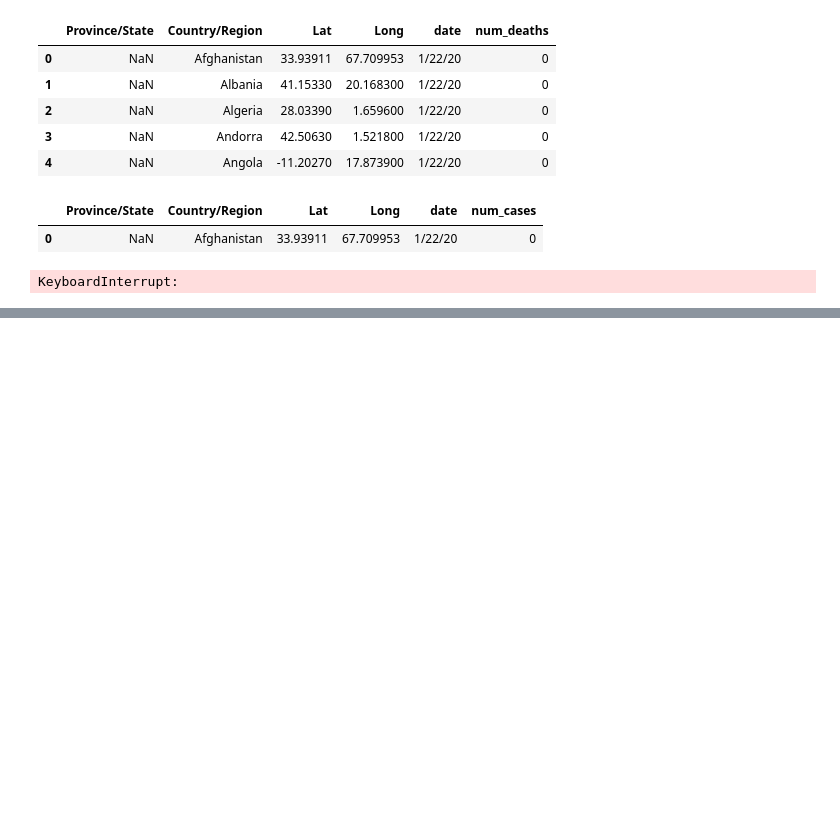
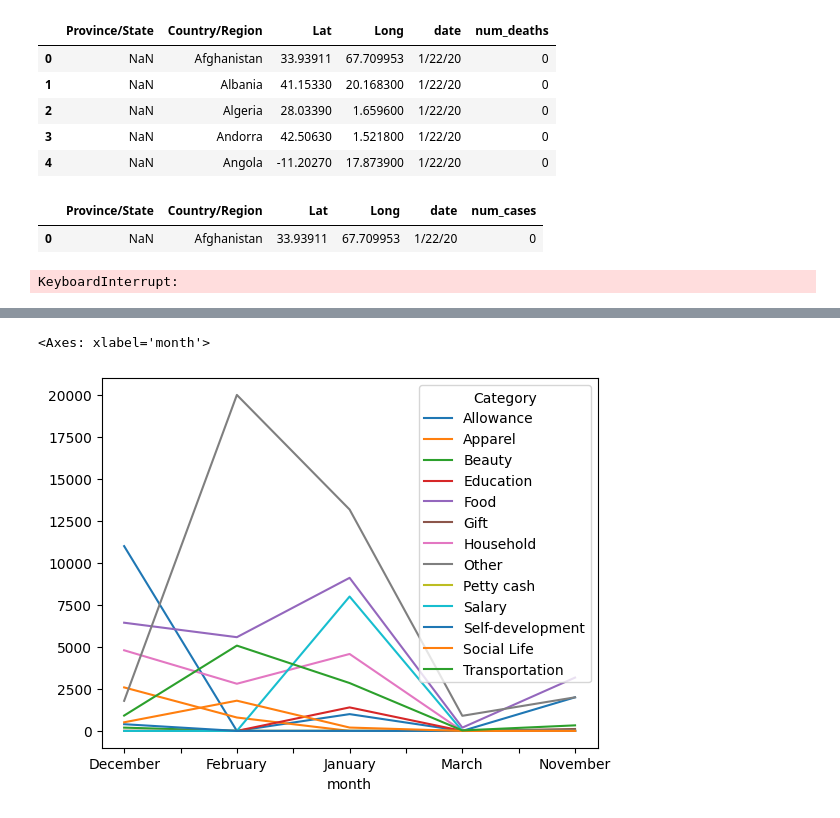
Before and after one commit to Rem0tecoder/CampusX, a Jupyter notebook: Pandas/multiindex-objects.ipynb, the cells around one changed output, grey strips where cells are left out. Saved outputs shown, nothing was run; the diff lists cells and outputs as text; code cells hidden in the pictures; blank space fills up the shorter version.

```diff
--- a/Pandas/multiindex-objects.ipynb
+++ b/Pandas/multiindex-objects.ipynb
@@ -451,0 +558,4 @@ KeyboardInterrupt:
+# %%
+# plotting graph
+df = pd.read_csv(r"C:\Users\eryad\Downloads\expense_data.csv")
+df
@@ -451,0 +597,2 @@ KeyboardInterrupt:
+# %%
+df['Date'] = pd.to_datetime(df['Date'])
@@ -451,0 +620,2 @@ KeyboardInterrupt:
+# %%
+df['month'] = df['Date'].dt.month_name()
@@ -451,0 +631,10 @@ KeyboardInterrupt:
+# %%
+df.pivot_table(
+    index='month',
+    columns='Category',
+    values='INR',
+    aggfunc='sum',
+    fill_value=0).plot()
+# %% [output]
+<Axes: xlabel='month'>
+[figure, added]
```
Also changed, not shown: parts of 15 cells of this notebook.
